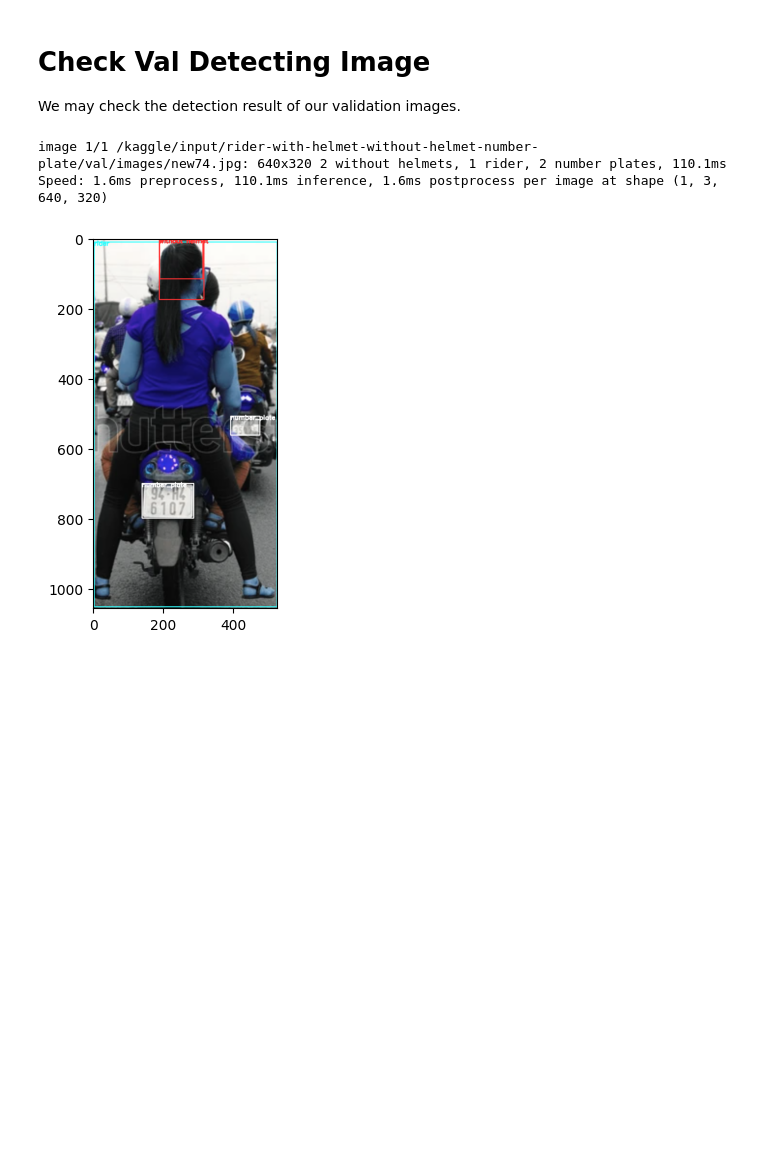
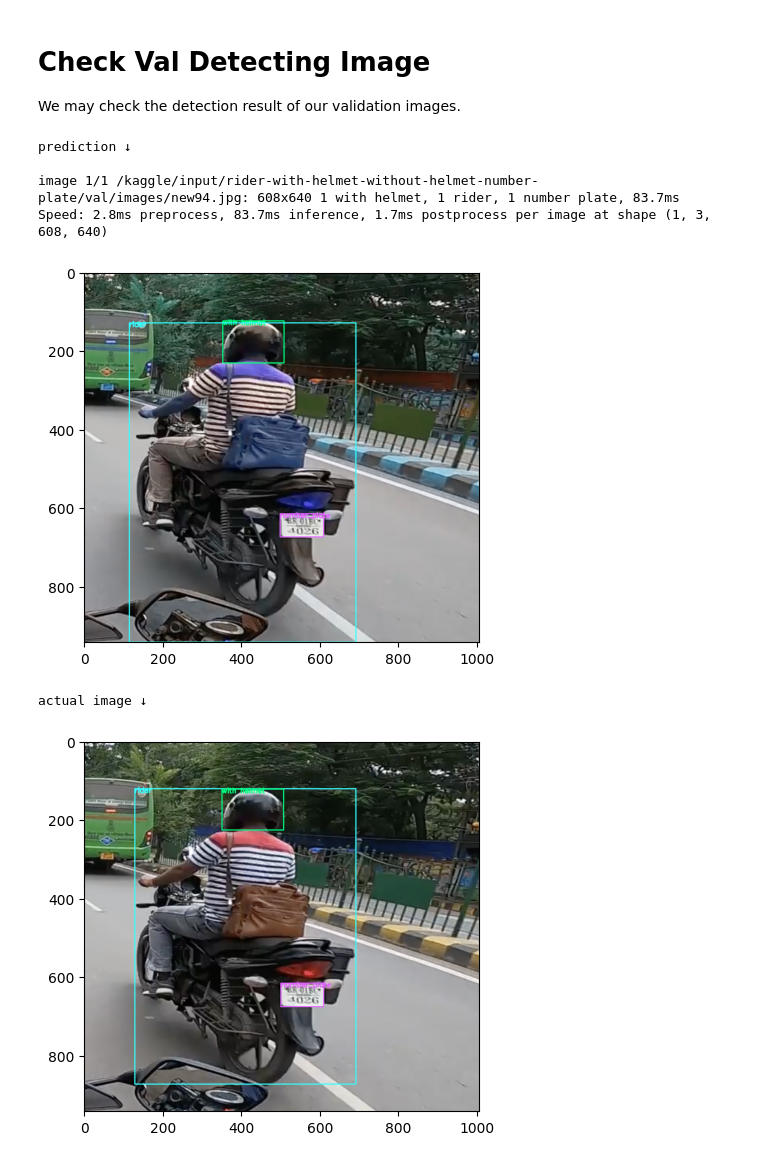
Before and after one commit to yaaaaam1/deep-learning-practice, a Jupyter notebook: yolov8n-rider-with-without-helmet.ipynb, the cells around one changed output. Saved outputs shown, nothing was run; the diff lists cells and outputs as text; code cells hidden in the pictures; blank space fills up the shorter version.

Commit message:
Kaggle Notebook | YOLOv8n - Rider with/without Helmet  | Version 6

```diff
--- a/yolov8n-rider-with-without-helmet.ipynb
+++ b/yolov8n-rider-with-without-helmet.ipynb
@@ -148,11 +148,11 @@ from matplotlib import pyplot as plt
 
 main_path = f"/kaggle/input/rider-with-helmet-without-helmet-number-plate"
 
-def get_bbox_and_label(image_name, main_path=main_path):
+def get_bbox_and_label(image_name, data_type='train', main_path=main_path):
     ''' get bbox and label information from label txt files '''
 
     # read file from path
-    lbl_path = os.path.join(main_path, 'train', 'labels', f'{image_name}.txt')
+    lbl_path = os.path.join(main_path, data_type, 'labels', f'{image_name}.txt')
     with open(lbl_path, 'r') as f:
         lines = f.readlines()
 
@@ -165,8 +165,8 @@ def get_bbox_and_label(image_name, main_path=main_path):
 
     return bboxes, labels
 
-def load_image(image_name, main_path=main_path):
-    img_path = os.path.join(main_path, 'train', 'images', f'{image_name}.jpg')
+def load_image(image_name, data_type='train', main_path=main_path):
+    img_path = os.path.join(main_path, data_type, 'images', f'{image_name}.jpg')
     image = cv2.imread(img_path)
     image = cv2.cvtColor(image, cv2.COLOR_BGR2RGB)
     return image
@@ -195,12 +195,12 @@ class2color_map = {
     'with helmet': (0,255,128),
     'without helmet': (255,51,51),
     'rider': (51,255,255),
-    'number_plate': (255,255,255)
+    'number_plate': (224,102,255)
 }
 
-def plot_image(image_name, class2color_map=class2color_map):
-    img = load_image(image_name)
-    bboxes, labels = get_bbox_and_label(image_name=image_name)
+def plot_image(image_name, data_type='train', class2color_map=class2color_map):
+    img = load_image(image_name=image_name, data_type=data_type)
+    bboxes, labels = get_bbox_and_label(image_name=image_name, data_type=data_type)
     for bbox, label in zip(bboxes, labels):
 
         # get bbox and label info
@@ -389,9 +389,17 @@ def plot_pred_image(image_name, id2class_map=id2class_map, class2color_map=class
             )
     plt.imshow(img)
     plt.show()
-# %%
-plot_pred_image(image_name='new74')
-# %% [output]
-image 1/1 /kaggle/input/rider-with-helmet-without-helmet-number-plate/val/images/new74.jpg: 640x320 2 without helmets, 1 rider, 2 number plates, 110.1ms
-Speed: 1.6ms preprocess, 110.1ms inference, 1.6ms postprocess per image at shape (1, 3, 640, 320)
-[figure, removed]
+# %%
+image_name = 'new94'
+print('prediction ↓')
+plot_pred_image(image_name=image_name)
+print('actual image ↓')
+plot_image(image_name=image_name, data_type='val')
+# %% [output]
+prediction ↓
+
+image 1/1 /kaggle/input/rider-with-helmet-without-helmet-number-plate/val/images/new94.jpg: 608x640 1 with helmet, 1 rider, 1 number plate, 83.7ms
+Speed: 2.8ms preprocess, 83.7ms inference, 1.7ms postprocess per image at shape (1, 3, 608, 640)
+[figure, added]
+actual image ↓
+[figure, added]
```
Also changed, not shown: parts of 6 cells of this notebook.
